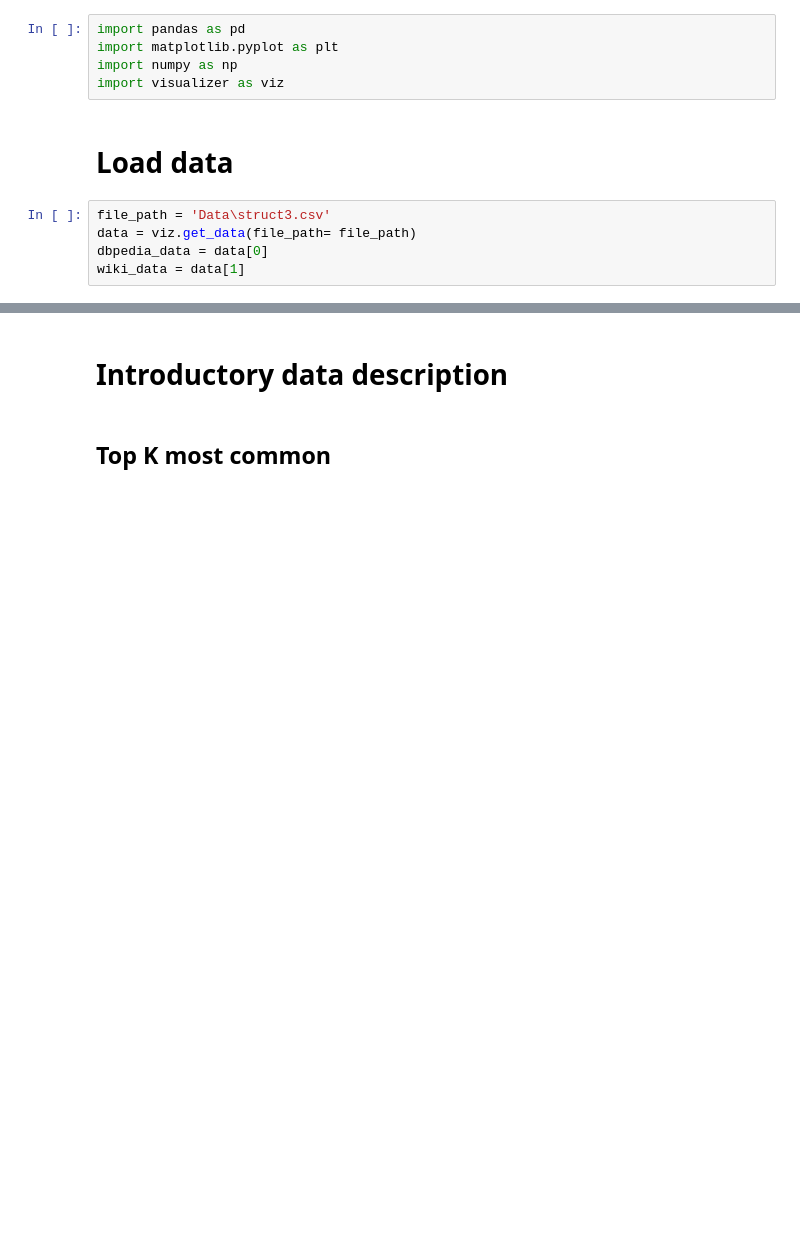
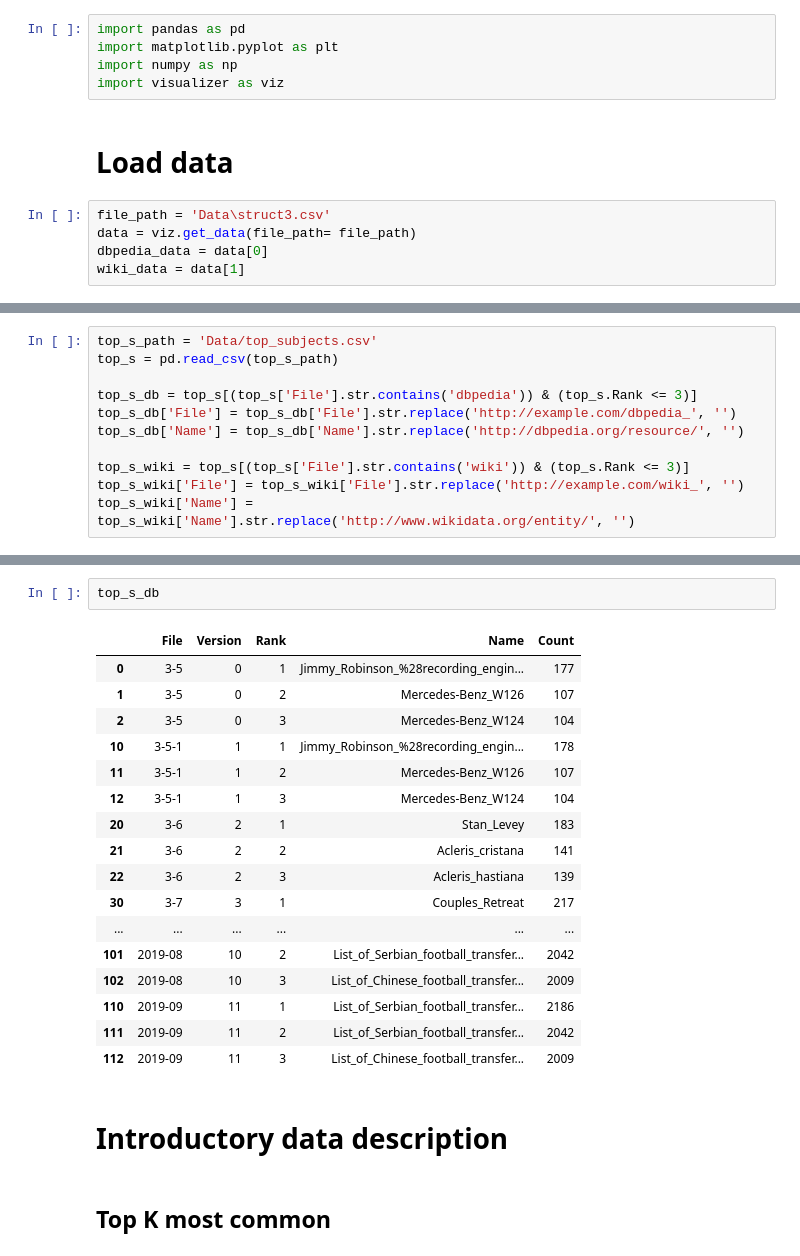
Before and after one commit to EBrandDV/P4, a Jupyter notebook: notebook.ipynb, the cells around one changed output, grey strips where cells are left out. Saved outputs shown, nothing was run; the diff lists cells and outputs as text; blank space fills up the shorter version.

```diff
--- a/notebook.ipynb
+++ b/notebook.ipynb
@@ -46,0 +20,11 @@ def plot_parameters_over_versions(df, parameters, markers, title, output_file_na
+# %%
+top_s_path = 'Data/top_subjects.csv'
+top_s = pd.read_csv(top_s_path)
+
+top_s_db = top_s[(top_s['File'].str.contains('dbpedia')) & (top_s.Rank <= 3)]
+top_s_db['File'] = top_s_db['File'].str.replace('http://example.com/dbpedia_', '')
+top_s_db['Name'] = top_s_db['Name'].str.replace('http://dbpedia.org/resource/', '')
+
+top_s_wiki = top_s[(top_s['File'].str.contains('wiki')) & (top_s.Rank <= 3)]
+top_s_wiki['File'] = top_s_wiki['File'].str.replace('http://example.com/wiki_', '')
+top_s_wiki['Name'] = top_s_wiki['Name'].str.replace('http://www.wikidata.org/entity/', '')
@@ -47,3 +87,23 @@ def plot_parameters_over_versions(df, parameters, markers, title, output_file_na
+# %%
+top_s_db
+# %% [output]
+|  | File | Version | Rank | Name | Count |
+| 0 | 3-5 | 0 | 1 | Jimmy_Robinson_%28recording_engin... | 177 |
+| 1 | 3-5 | 0 | 2 | Mercedes-Benz_W126 | 107 |
+| 2 | 3-5 | 0 | 3 | Mercedes-Benz_W124 | 104 |
+| 10 | 3-5-1 | 1 | 1 | Jimmy_Robinson_%28recording_engin... | 178 |
+| 11 | 3-5-1 | 1 | 2 | Mercedes-Benz_W126 | 107 |
+| 12 | 3-5-1 | 1 | 3 | Mercedes-Benz_W124 | 104 |
+| 20 | 3-6 | 2 | 1 | Stan_Levey | 183 |
+| 21 | 3-6 | 2 | 2 | Acleris_cristana | 141 |
+| 22 | 3-6 | 2 | 3 | Acleris_hastiana | 139 |
+| 30 | 3-7 | 3 | 1 | Couples_Retreat | 217 |
+| ... | ... | ... | ... | ... | ... |
+| 101 | 2019-08 | 10 | 2 | List_of_Serbian_football_transfer... | 2042 |
+| 102 | 2019-08 | 10 | 3 | List_of_Chinese_football_transfer... | 2009 |
+| 110 | 2019-09 | 11 | 1 | List_of_Serbian_football_transfer... | 2186 |
+| 111 | 2019-09 | 11 | 2 | List_of_Serbian_football_transfer... | 2042 |
+| 112 | 2019-09 | 11 | 3 | List_of_Chinese_football_transfer... | 2009 |
 # %% [markdown]
 # Introductory data description
 # %% [markdown]
```
Also changed, not shown: parts of 10 cells of this notebook, 1 other file.
